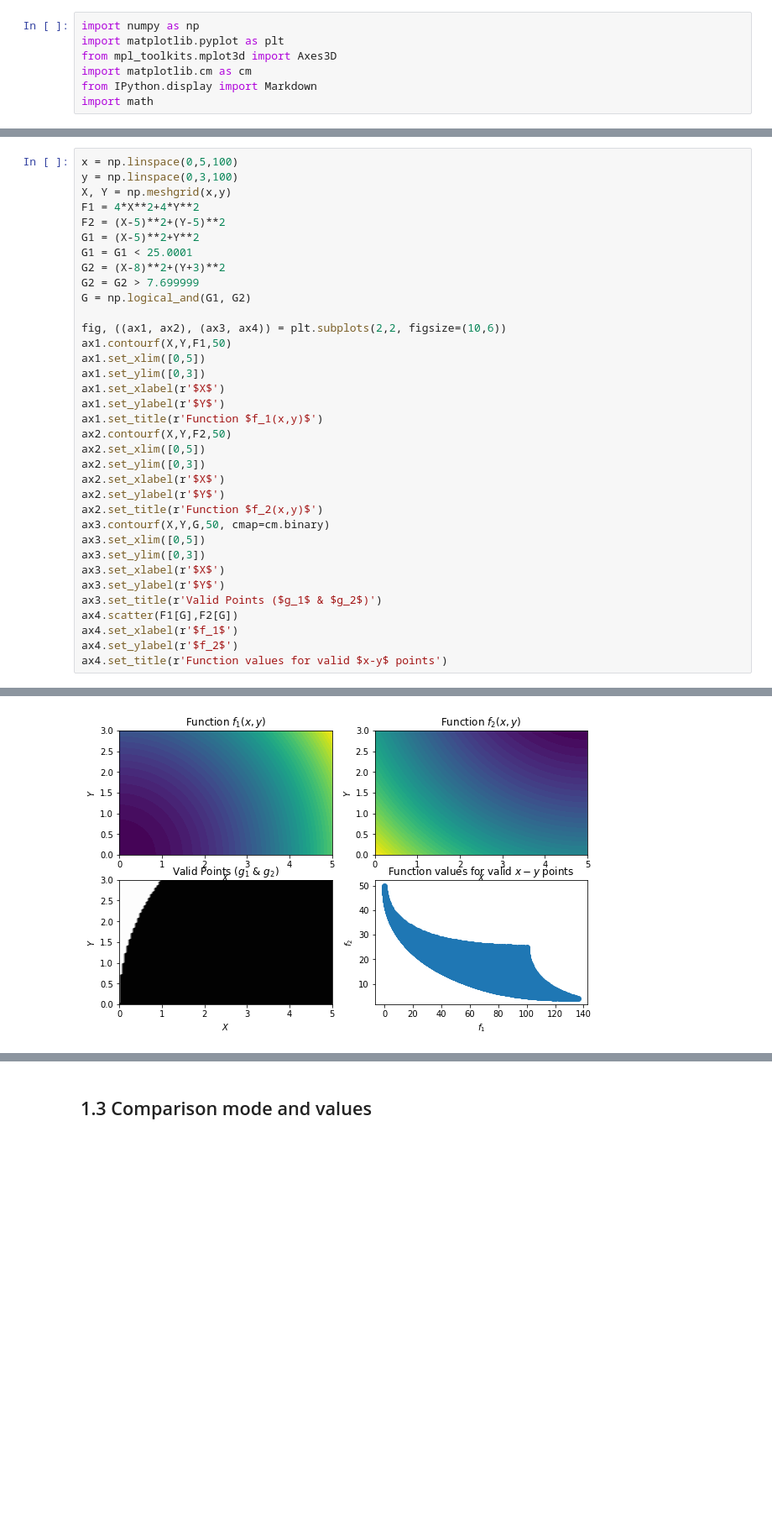
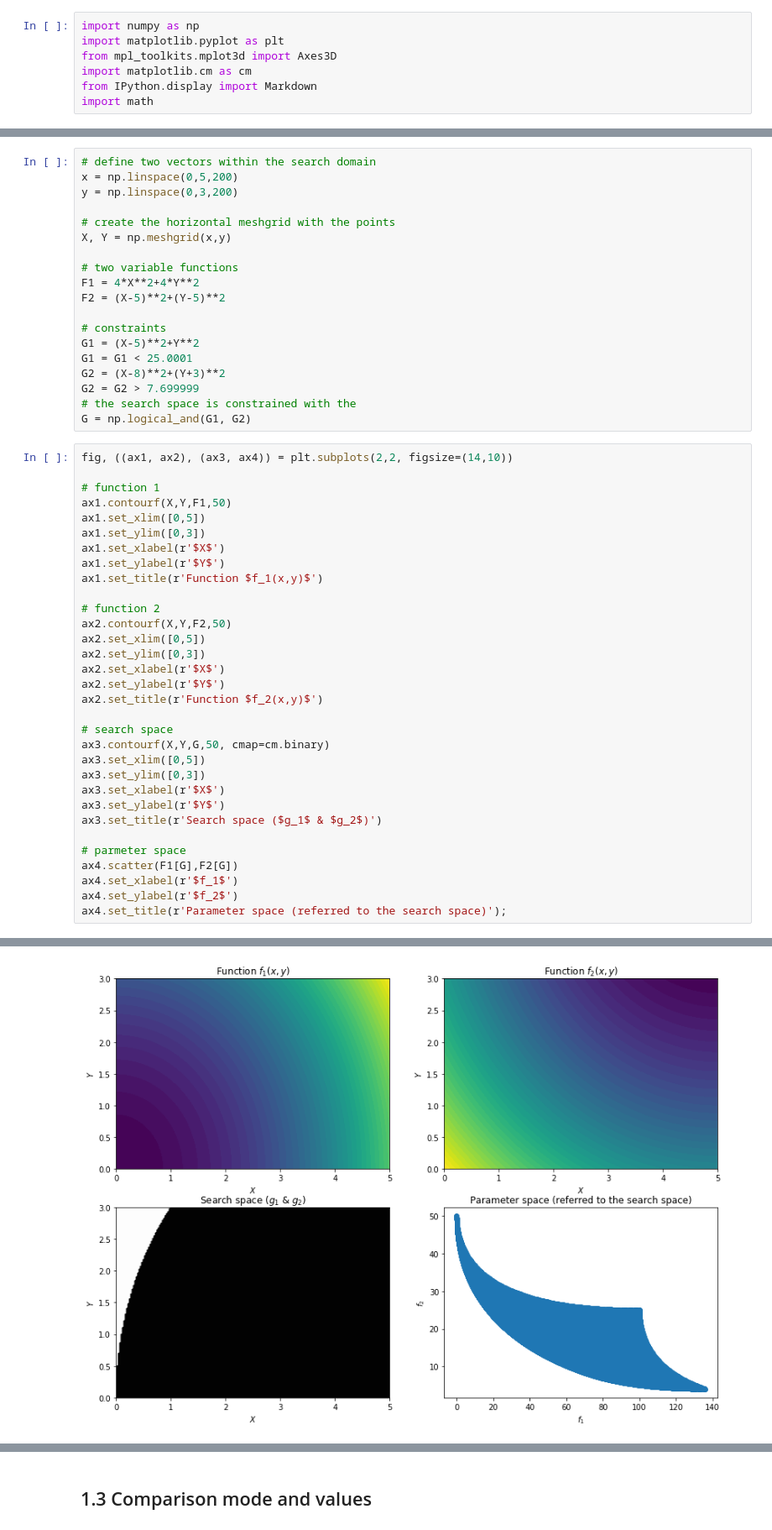
Before and after one commit to jlobatop/GA-CFD-MO, a Jupyter notebook: optimization/multiobjective_MC_GA.ipynb, the cells around one changed output, grey strips where cells are left out. Shown at 84% size. Drawn from its saved outputs; the diff is of its cells as text; blank space fills up the shorter version.

```diff
--- a/optimization/multiobjective_MC_GA.ipynb
+++ b/optimization/multiobjective_MC_GA.ipynb
@@ -33,37 +35,53 @@ $$
 TPF = np.genfromtxt('./Binh2.pf')
+# %%
+# define two vectors within the search domain
+x = np.linspace(0,5,200)
+y = np.linspace(0,3,200)
+
+# create the horizontal meshgrid with the points
+X, Y = np.meshgrid(x,y)
+
+# two variable functions
+F1 = 4*X**2+4*Y**2
+F2 = (X-5)**2+(Y-5)**2
+
+# constraints
+G1 = (X-5)**2+Y**2
+G1 = G1 < 25.0001
+G2 = (X-8)**2+(Y+3)**2
+G2 = G2 > 7.699999
+# the search space is constrained with the
+G = np.logical_and(G1, G2)
 # %%
-x = np.linspace(0,5,100)
-y = np.linspace(0,3,100)
-X, Y = np.meshgrid(x,y)
-F1 = 4*X**2+4*Y**2
-F2 = (X-5)**2+(Y-5)**2
-G1 = (X-5)**2+Y**2
-G1 = G1 < 25.0001
-G2 = (X-8)**2+(Y+3)**2
-G2 = G2 > 7.699999
-G = np.logical_and(G1, G2)
+fig, ((ax1, ax2), (ax3, ax4)) = plt.subplots(2,2, figsize=(14,10))
 
-fig, ((ax1, ax2), (ax3, ax4)) = plt.subplots(2,2, figsize=(10,6))
+# function 1
 ax1.contourf(X,Y,F1,50)
 ax1.set_xlim([0,5])
 ax1.set_ylim([0,3])
 ax1.set_xlabel(r'$X$')
 ax1.set_ylabel(r'$Y$')
 ax1.set_title(r'Function $f_1(x,y)$')
+
+# function 2
 ax2.contourf(X,Y,F2,50)
 ax2.set_xlim([0,5])
 ax2.set_ylim([0,3])
 ax2.set_xlabel(r'$X$')
 ax2.set_ylabel(r'$Y$')
 ax2.set_title(r'Function $f_2(x,y)$')
+
+# search space
 ax3.contourf(X,Y,G,50, cmap=cm.binary)
 ax3.set_xlim([0,5])
 ax3.set_ylim([0,3])
 ax3.set_xlabel(r'$X$')
 ax3.set_ylabel(r'$Y$')
-ax3.set_title(r'Valid Points ($g_1$ & $g_2$)')
+ax3.set_title(r'Search space ($g_1$ & $g_2$)')
+
+# parmeter space
 ax4.scatter(F1[G],F2[G])
 ax4.set_xlabel(r'$f_1$')
 ax4.set_ylabel(r'$f_2$')
-ax4.set_title(r'Function values for valid $x-y$ points')
+ax4.set_title(r'Parameter space (referred to the search space)');
 # %% [output]
@@ -71,3 +88,3 @@ Text(0.5,1,'Function values for valid $x-y$ points')
-[figure, old version]
+[figure, new version]
 # %% [markdown]
 ## 1.1 Optimization functions
```
Also changed, not shown: parts of 95 cells of this notebook, 9 other files.
